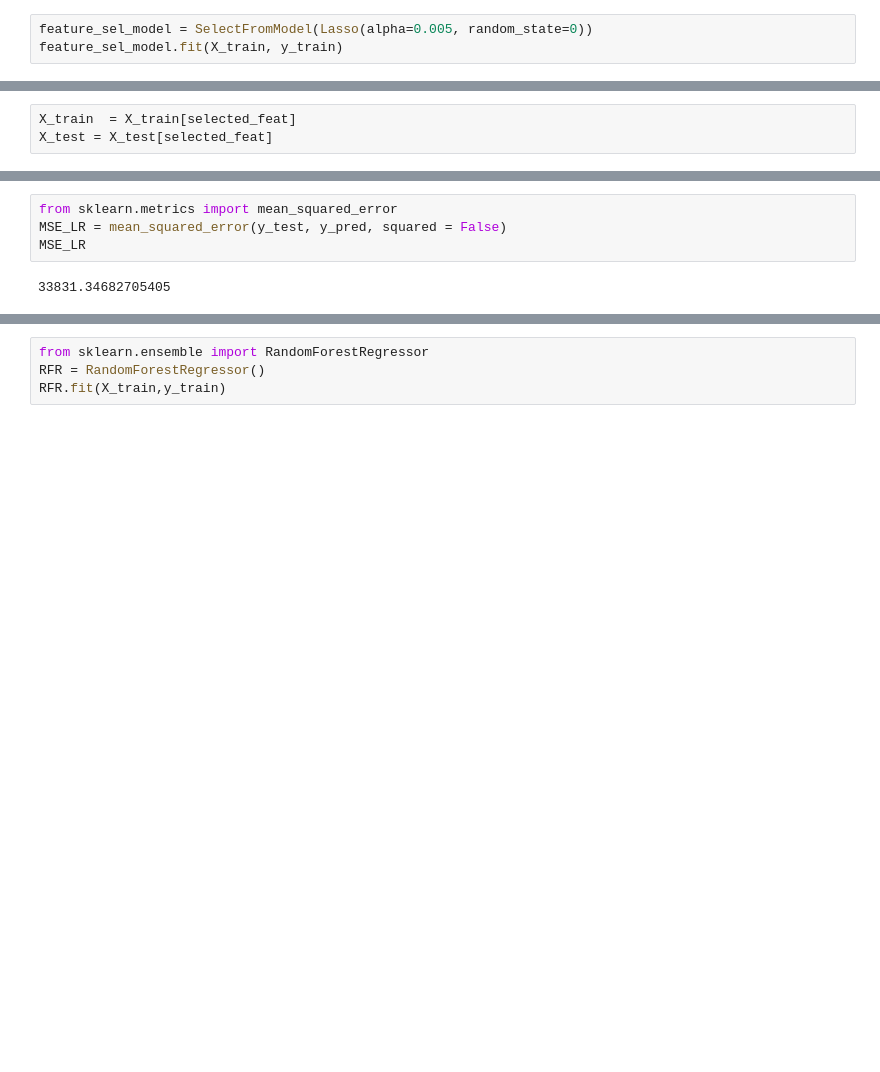
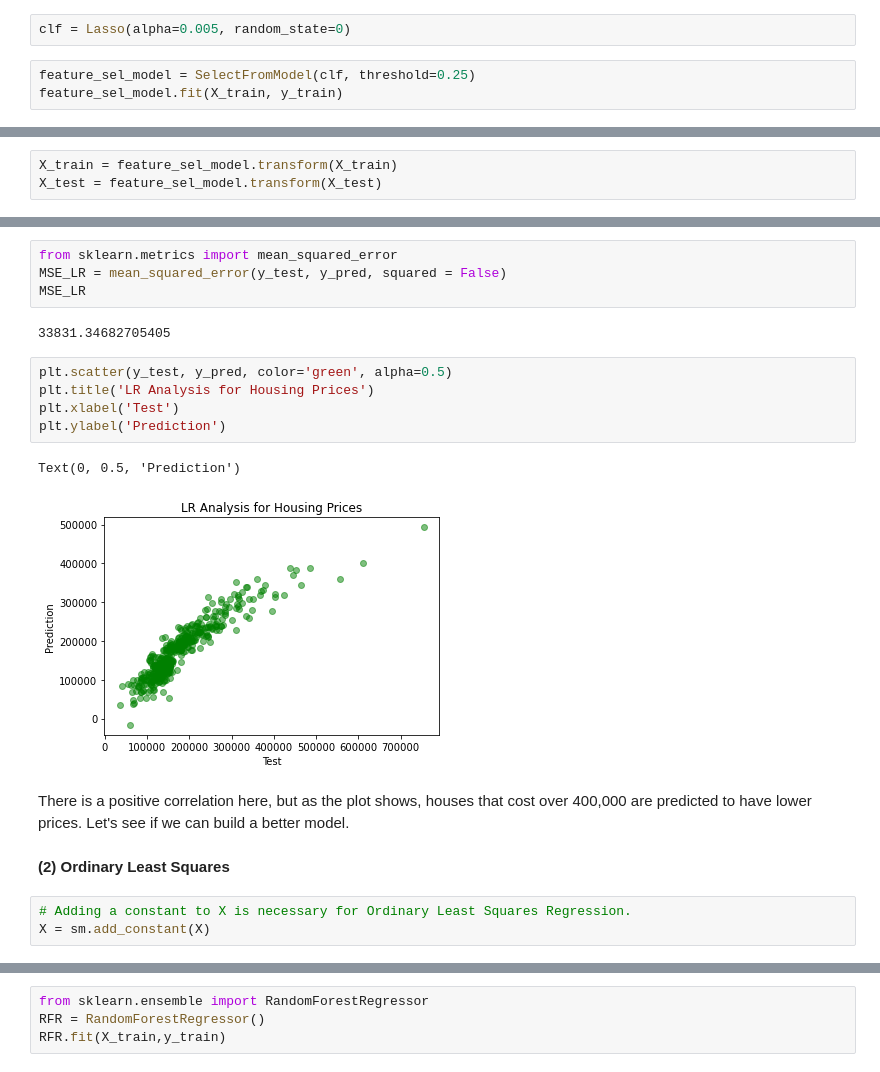
Before and after one commit to smaxwell953/Springboard_DSC_Career_Track, a Jupyter notebook: Capstone 2/Machine Learning Models.ipynb, the cells around one changed output, grey strips where cells are left out. Drawn from its saved outputs; the diff is of its cells as text; blank space fills up the shorter version.

```diff
--- a/Capstone 2/Machine Learning Models.ipynb
+++ b/Capstone 2/Machine Learning Models.ipynb
@@ -32,7 +36,9 @@ X_test = pd.DataFrame(data = X_test, columns = feature_names_test)
 # %%
 from sklearn.linear_model import Lasso
 from sklearn.feature_selection import SelectFromModel
+# %%
+clf = Lasso(alpha=0.005, random_state=0)
 # %%
-feature_sel_model = SelectFromModel(Lasso(alpha=0.005, random_state=0))
+feature_sel_model = SelectFromModel(clf, threshold=0.25)
 feature_sel_model.fit(X_train, y_train)
 # %% [output]
@@ -40,5 +46,5 @@ SelectFromModel(estimator=Lasso(alpha=0.005, random_state=0))
 # %%
-X_train  = X_train[selected_feat]
-X_test = X_test[selected_feat]
+X_train = feature_sel_model.transform(X_train)
+X_test = feature_sel_model.transform(X_test)
 # %% [markdown]
 <p><strong>Modeling</strong></p>
@@ -66,3 +72,18 @@ MSE_LR = mean_squared_error(y_test, y_pred, squared = False)
 MSE_LR
 # %% [output]
 33831.34682705405
+# %%
+plt.scatter(y_test, y_pred, color='green', alpha=0.5)
+plt.title('LR Analysis for Housing Prices')
+plt.xlabel('Test')
+plt.ylabel('Prediction')
+# %% [output]
+Text(0, 0.5, 'Prediction')
+[figure, added]
+# %% [markdown]
+There is a positive correlation here, but as the plot shows, houses that cost over 400,000 are predicted to have lower prices. Let's see if we can build a better model.
+# %% [markdown]
+<strong>(2) Ordinary Least Squares</strong>
+# %%
+# Adding a constant to X is necessary for Ordinary Least Squares Regression.
+X = sm.add_constant(X)
```
Also changed, not shown: parts of 14 cells of this notebook, 4 other files.
